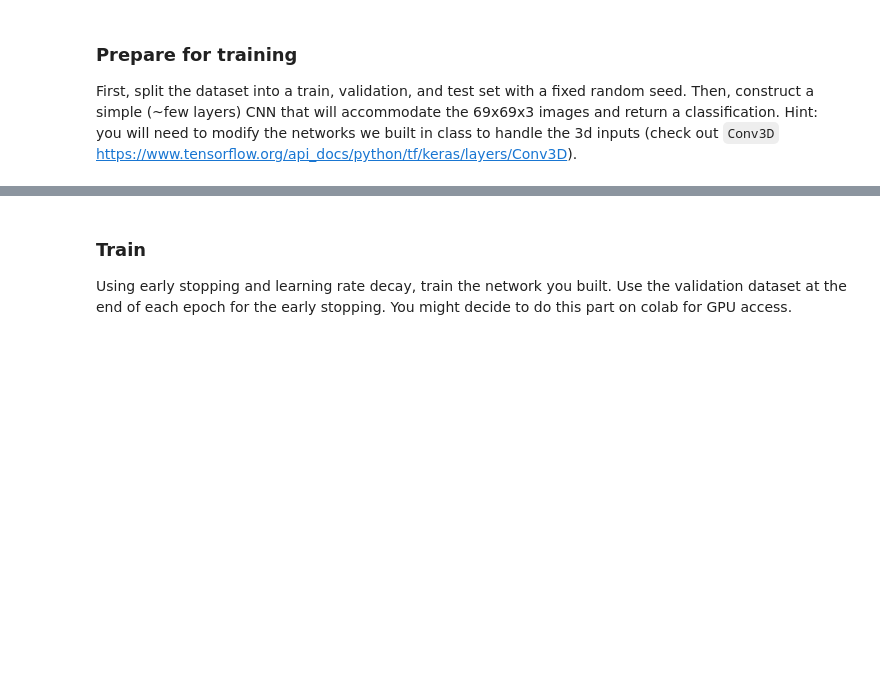
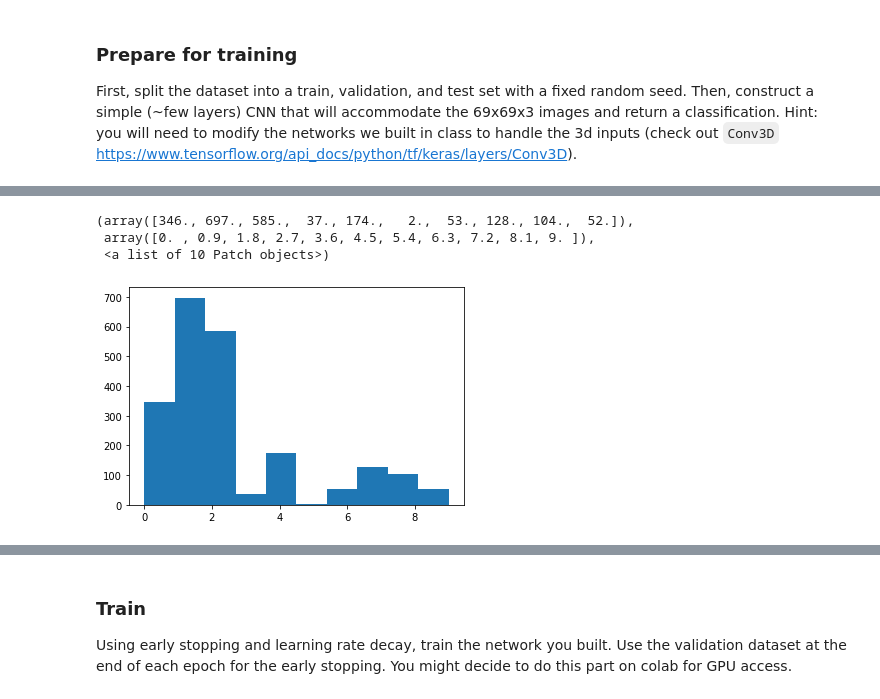
Before and after one commit to haoxing-du/ay250-homework, a Jupyter notebook: hw_6/hw6_ml.ipynb, the cells around one changed output, grey strips where cells are left out. Saved outputs shown, nothing was run; the diff lists cells and outputs as text; code cells hidden in the pictures; blank space fills up the shorter version.

```diff
--- a/hw_6/hw6_ml.ipynb
+++ b/hw_6/hw6_ml.ipynb
@@ -165,0 +150,12 @@ model.compile(optimizer='adam',
+# %%
+labels_n_val = []
+for i,galaxy in enumerate(labels_val):
+    label = np.nonzero(labels_val[i])[0][0].astype(int)
+    labels_n_val.append(label)
+
+plt.hist(labels_n_val)
+# %% [output]
+(array([346., 697., 585.,  37., 174.,   2.,  53., 128., 104.,  52.]),
+ array([0. , 0.9, 1.8, 2.7, 3.6, 4.5, 5.4, 6.3, 7.2, 8.1, 9. ]),
+ <a list of 10 Patch objects>)
+[figure, added]
```
Also changed, not shown: parts of 42 cells of this notebook.
